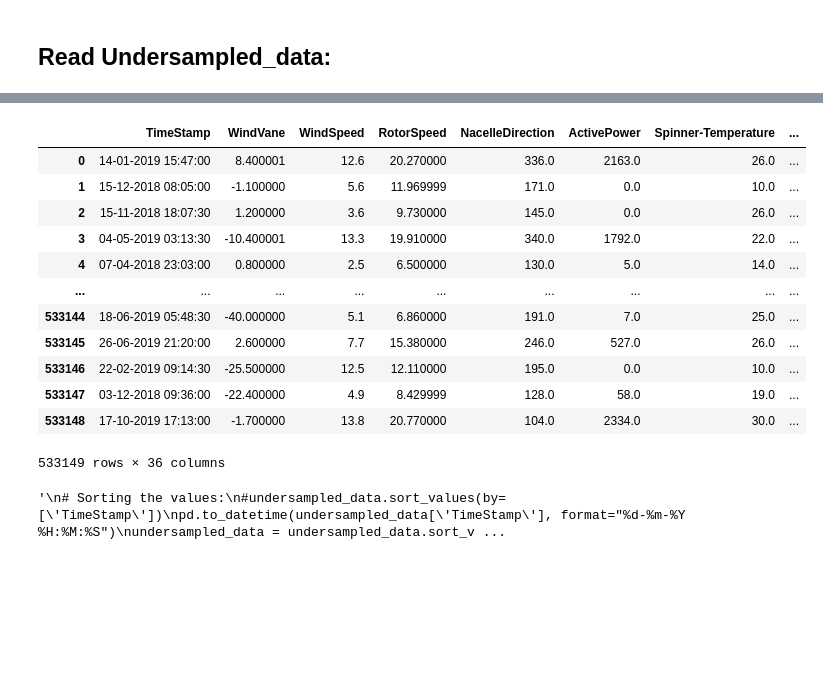
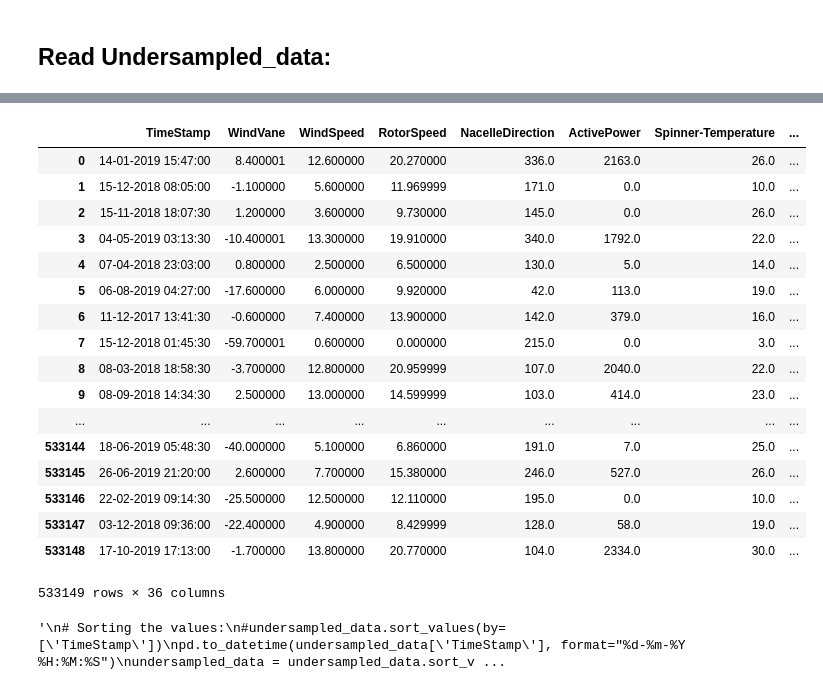
Before and after one commit to StianIsmar/project-thesis, a Jupyter notebook: TE/models/run_models_stian.ipynb, the cells around one changed output, grey strips where cells are left out. Drawn from its saved outputs; the diff is of its cells as text; code cells hidden in the pictures; blank space fills up the shorter version.

```diff
--- a/TE/models/run_models_stian.ipynb
+++ b/TE/models/run_models_stian.ipynb
@@ -35,25 +35,30 @@ Importing Jupyter notebook from decision_tree.ipynb
 # %%
 import pandas_to_latex
 # %%
-path = "../../../undersampled_data.zip"
+path = "../../../../XAI_Datasets/Data/undersampled_data.zip"
 
 zip_file = ZipFile(path)
 undersampled_data = pd.read_csv(zip_file.open('undersampled_data.csv')) #, nrows=500000)
 #data = pd.read_csv(path, compression='zip', sep=',')#, nrows=500000)
 undersampled_data
 # %% [output]
 |  | TimeStamp | WindVane | WindSpeed | RotorSpeed | NacelleDirection | ActivePower | Spinner-Temperature | ... |
-| 0 | 14-01-2019 15:47:00 | 8.400001 | 12.6 | 20.270000 | 336.0 | 2163.0 | 26.0 | ... |
-| 1 | 15-12-2018 08:05:00 | -1.100000 | 5.6 | 11.969999 | 171.0 | 0.0 | 10.0 | ... |
-| 2 | 15-11-2018 18:07:30 | 1.200000 | 3.6 | 9.730000 | 145.0 | 0.0 | 26.0 | ... |
-| 3 | 04-05-2019 03:13:30 | -10.400001 | 13.3 | 19.910000 | 340.0 | 1792.0 | 22.0 | ... |
-| 4 | 07-04-2018 23:03:00 | 0.800000 | 2.5 | 6.500000 | 130.0 | 5.0 | 14.0 | ... |
+| 0 | 14-01-2019 15:47:00 | 8.400001 | 12.600000 | 20.270000 | 336.0 | 2163.0 | 26.0 | ... |
+| 1 | 15-12-2018 08:05:00 | -1.100000 | 5.600000 | 11.969999 | 171.0 | 0.0 | 10.0 | ... |
+| 2 | 15-11-2018 18:07:30 | 1.200000 | 3.600000 | 9.730000 | 145.0 | 0.0 | 26.0 | ... |
+| 3 | 04-05-2019 03:13:30 | -10.400001 | 13.300000 | 19.910000 | 340.0 | 1792.0 | 22.0 | ... |
+| 4 | 07-04-2018 23:03:00 | 0.800000 | 2.500000 | 6.500000 | 130.0 | 5.0 | 14.0 | ... |
+| 5 | 06-08-2019 04:27:00 | -17.600000 | 6.000000 | 9.920000 | 42.0 | 113.0 | 19.0 | ... |
+| 6 | 11-12-2017 13:41:30 | -0.600000 | 7.400000 | 13.900000 | 142.0 | 379.0 | 16.0 | ... |
+| 7 | 15-12-2018 01:45:30 | -59.700001 | 0.600000 | 0.000000 | 215.0 | 0.0 | 3.0 | ... |
+| 8 | 08-03-2018 18:58:30 | -3.700000 | 12.800000 | 20.959999 | 107.0 | 2040.0 | 22.0 | ... |
+| 9 | 08-09-2018 14:34:30 | 2.500000 | 13.000000 | 14.599999 | 103.0 | 414.0 | 23.0 | ... |
 | ... | ... | ... | ... | ... | ... | ... | ... | ... |
-| 533144 | 18-06-2019 05:48:30 | -40.000000 | 5.1 | 6.860000 | 191.0 | 7.0 | 25.0 | ... |
-| 533145 | 26-06-2019 21:20:00 | 2.600000 | 7.7 | 15.380000 | 246.0 | 527.0 | 26.0 | ... |
-| 533146 | 22-02-2019 09:14:30 | -25.500000 | 12.5 | 12.110000 | 195.0 | 0.0 | 10.0 | ... |
-| 533147 | 03-12-2018 09:36:00 | -22.400000 | 4.9 | 8.429999 | 128.0 | 58.0 | 19.0 | ... |
-| 533148 | 17-10-2019 17:13:00 | -1.700000 | 13.8 | 20.770000 | 104.0 | 2334.0 | 30.0 | ... |
+| 533144 | 18-06-2019 05:48:30 | -40.000000 | 5.100000 | 6.860000 | 191.0 | 7.0 | 25.0 | ... |
+| 533145 | 26-06-2019 21:20:00 | 2.600000 | 7.700000 | 15.380000 | 246.0 | 527.0 | 26.0 | ... |
+| 533146 | 22-02-2019 09:14:30 | -25.500000 | 12.500000 | 12.110000 | 195.0 | 0.0 | 10.0 | ... |
+| 533147 | 03-12-2018 09:36:00 | -22.400000 | 4.900000 | 8.429999 | 128.0 | 58.0 | 19.0 | ... |
+| 533148 | 17-10-2019 17:13:00 | -1.700000 | 13.800000 | 20.770000 | 104.0 | 2334.0 | 30.0 | ... |
 533149 rows × 36 columns
 # %%
 '''
```
Also changed, not shown: parts of 36 cells of this notebook, 20 other files.
